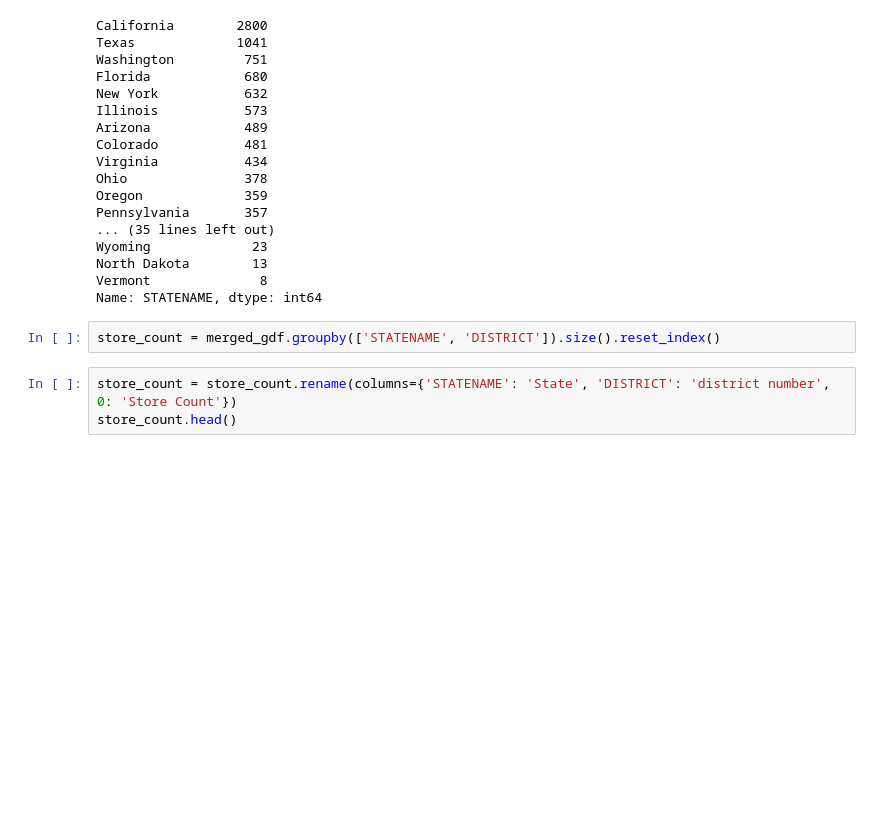
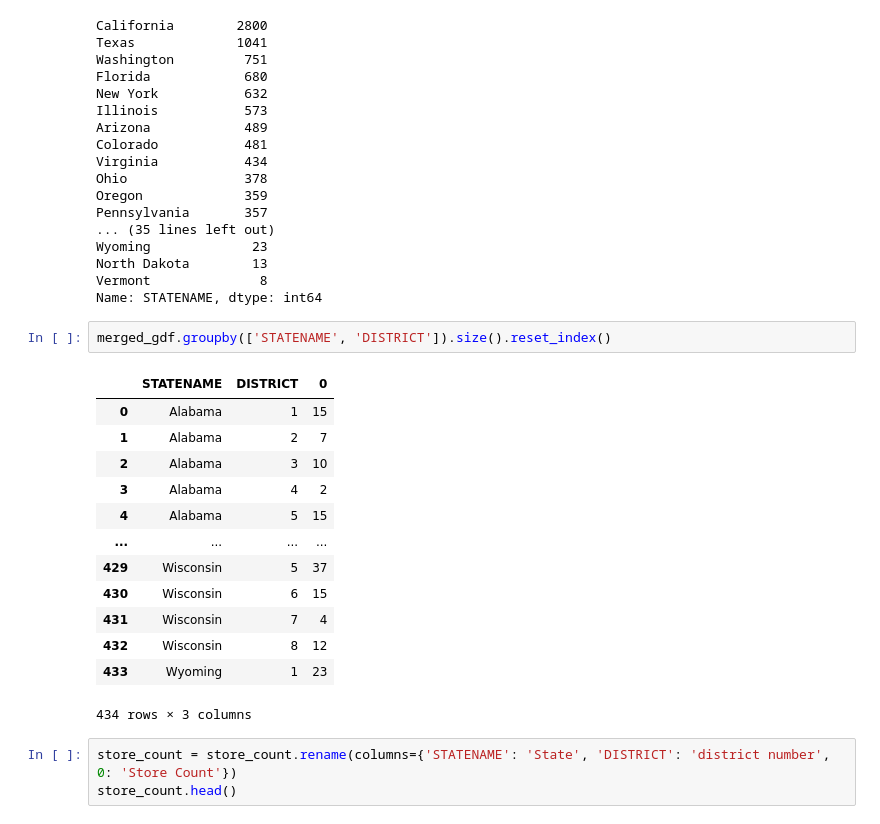
Before and after one commit to evroth/331-repo-demo, a Jupyter notebook: Congressional_Analysis.ipynb, the cells around one changed output. Cells and saved outputs as stored; diff of their text form; blank space fills up the shorter version.

```diff
--- a/Congressional_Analysis.ipynb
+++ b/Congressional_Analysis.ipynb
@@ -153,7 +153,21 @@ North Dakota        13
 Vermont              8
 Name: STATENAME, dtype: int64
 # %%
-store_count = merged_gdf.groupby(['STATENAME', 'DISTRICT']).size().reset_index()
+merged_gdf.groupby(['STATENAME', 'DISTRICT']).size().reset_index()
+# %% [output]
+|  | STATENAME | DISTRICT | 0 |
+| 0 | Alabama | 1 | 15 |
+| 1 | Alabama | 2 | 7 |
+| 2 | Alabama | 3 | 10 |
+| 3 | Alabama | 4 | 2 |
+| 4 | Alabama | 5 | 15 |
+| ... | ... | ... | ... |
+| 429 | Wisconsin | 5 | 37 |
+| 430 | Wisconsin | 6 | 15 |
+| 431 | Wisconsin | 7 | 4 |
+| 432 | Wisconsin | 8 | 12 |
+| 433 | Wyoming | 1 | 23 |
+434 rows × 3 columns
 # %%
 store_count = store_count.rename(columns={'STATENAME': 'State', 'DISTRICT': 'district number', 0: 'Store Count'})
 store_count.head()
```
Also changed, not shown: parts of 1 cell of this notebook.
